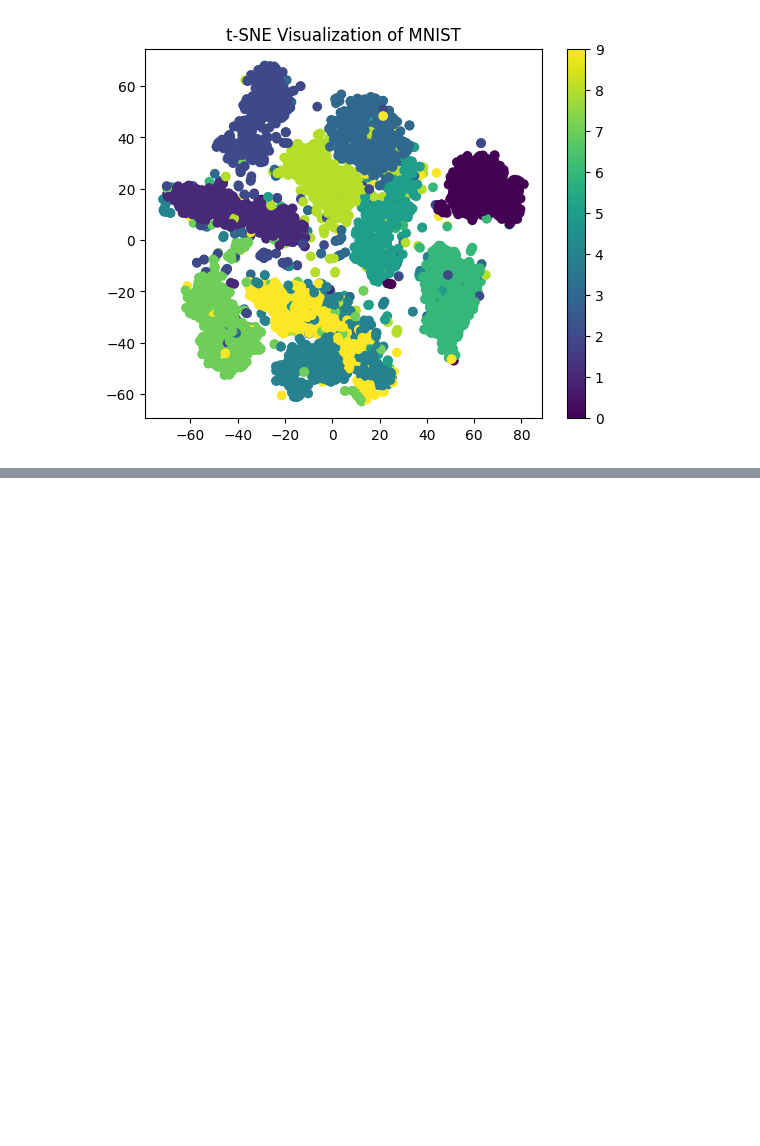
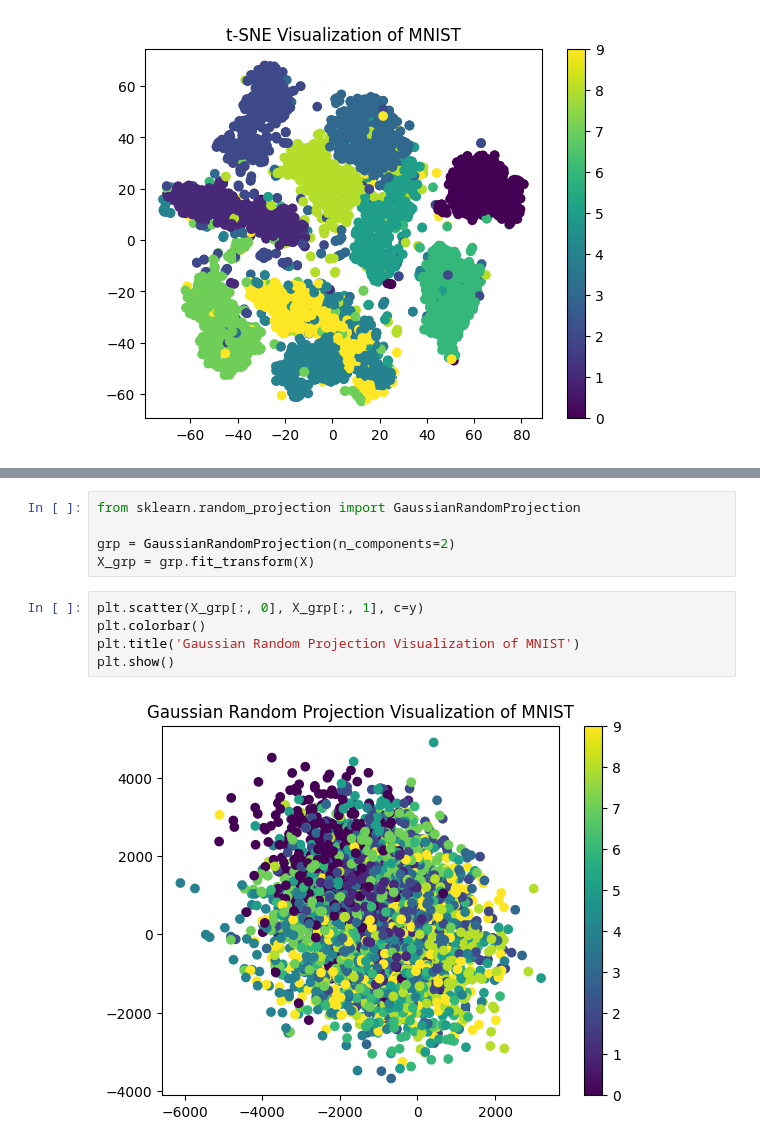
Before and after one commit to kazisohrabuddintitu/TSNE, a Jupyter notebook: TSNE_on_MNIST.ipynb, the cells around one changed output, grey strips where cells are left out. Drawn from its saved outputs; the diff is of its cells as text; blank space fills up the shorter version.

```diff
--- a/TSNE_on_MNIST.ipynb
+++ b/TSNE_on_MNIST.ipynb
@@ -20,0 +44,12 @@ plt.show()
+# %%
+from sklearn.random_projection import GaussianRandomProjection
+
+grp = GaussianRandomProjection(n_components=2)
+X_grp = grp.fit_transform(X)
+# %%
+plt.scatter(X_grp[:, 0], X_grp[:, 1], c=y)
+plt.colorbar()
+plt.title('Gaussian Random Projection Visualization of MNIST')
+plt.show()
+# %% [output]
+[figure, added]
```
Also changed, not shown: parts of 5 cells of this notebook.
